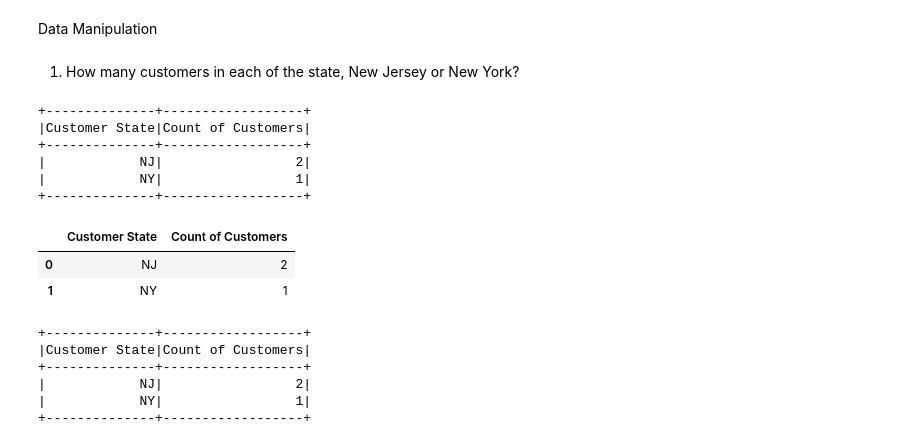
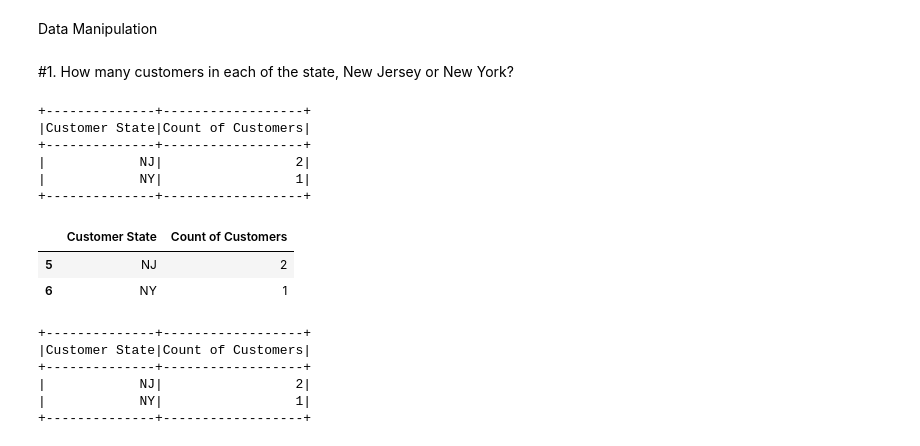
Before and after one commit to Ch256981/IMLP347, a Jupyter notebook: HW1_Ko_I_Hung.ipynb, the cells around one changed output. Cells and saved outputs as stored; diff of their text form; code cells hidden in the pictures.

```diff
--- a/HW1_Ko_I_Hung.ipynb
+++ b/HW1_Ko_I_Hung.ipynb
@@ -150,0 +244,5 @@ sp_df.show()
+# %%
+# pandas dataframe
+import pandas as pd
+pd_df = pd.read_json('hw1_product.json')
+pd_df
@@ -246,7 +384,7 @@ Name: customerId, dtype: int64
 # %% [markdown]
 Data Manipulation
 # %% [markdown]
-1. How many customers in each of the state, New Jersey or New York?
+#1. How many customers in each of the state, New Jersey or New York?
 # %%
 # 703
 spark.sql('''
@@ -264,13 +402,12 @@ HAVING c.customerState IN ('NJ', 'NY')
 +--------------+------------------+
 # %%
 # 704
-pd_df = pd_df[pd_df['customerState'].isin(['NJ', 'NY'])]
-customer_count = pd_df.groupby('customerState')['customerId'].nunique().reset_index()
-customer_count.columns = ['Customer State', 'Count of Customers']
-customer_count
+pd_df.groupby('customerState')['customerId'].nunique().reset_index()\
+   .query("customerState in ['NJ', 'NY']")\
+   .rename(columns={'customerState': 'Customer State', 'customerId': 'Count of Customers'})
 # %% [output]
 |  | Customer State | Count of Customers |
-| 0 | NJ | 2 |
-| 1 | NY | 1 |
+| 5 | NJ | 2 |
+| 6 | NY | 1 |
 # %%
 # 758J
```
Also changed, not shown: parts of 21 cells of this notebook.
